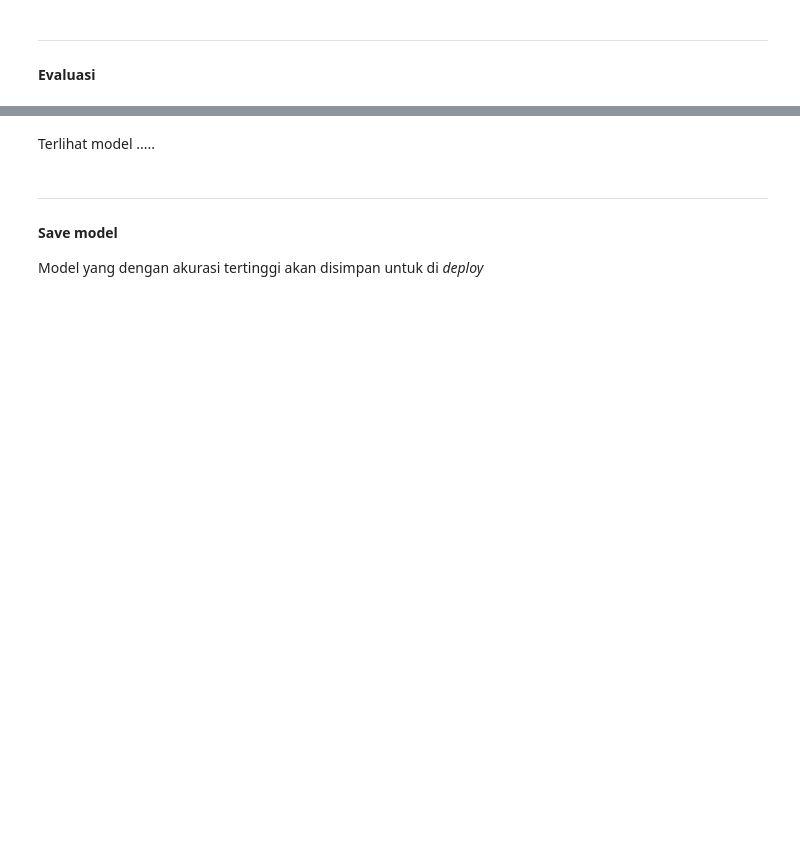
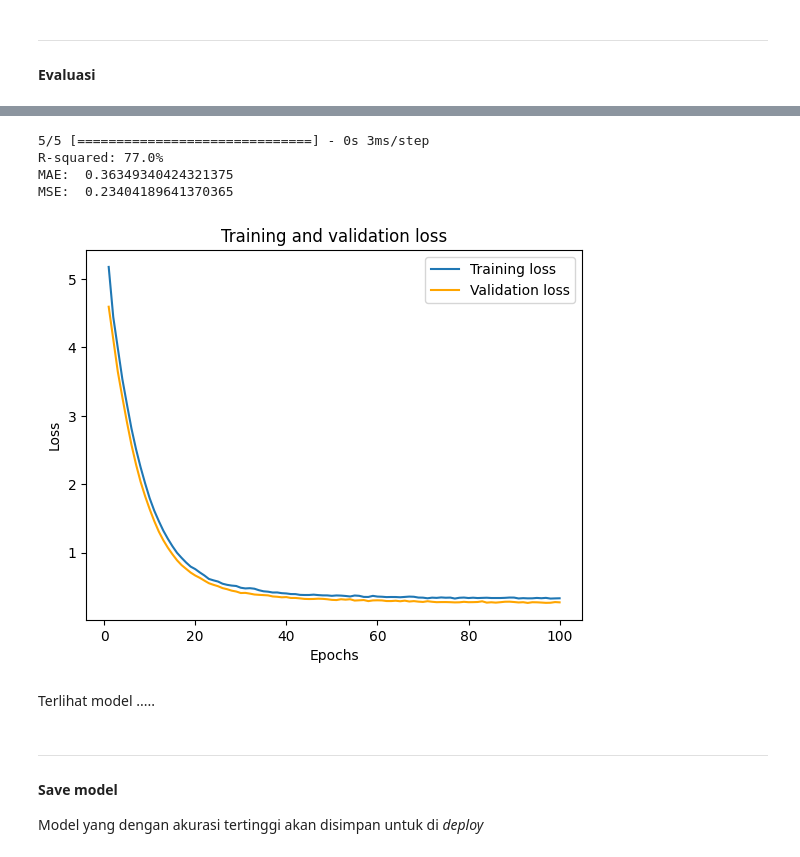
Before and after one commit to daff00/used-motorcycle-price-prediction, a Jupyter notebook: project.ipynb, the cells around one changed output, grey strips where cells are left out. Drawn from its saved outputs; the diff is of its cells as text; code cells hidden in the pictures; blank space fills up the shorter version.

```diff
--- a/project.ipynb
+++ b/project.ipynb
@@ -658,6 +659,5 @@ tuner = kt.RandomSearch(build_model,
 # %%
-stop_early = tf.keras.callbacks.EarlyStopping(monitor='val_loss',
-                                              patience=10)
+stop_early = EarlyStopping(monitor='val_loss', patience=10)
 # %%
 tuner.search(X_train, y_train,
              epochs=100, batch_size=256,
@@ -694,2 +688,12 @@ Score: 0.5077572703361511
 # %% [markdown]
 Finalisasi Model
+# %%
+model3 = Sequential()
+model3.add(Dense(160, input_shape=(X_train.shape[1],), activation='relu'))
+model3.add(Dropout(0.2))
+model3.add(Dense(256, activation='relu', kernel_regularizer=regularizers.l2(0.01)))
+model3.add(Dropout(0.2))
+model3.add(Dense(256, activation='relu', kernel_regularizer=regularizers.l2(0.01)))
+model3.add(Dropout(0.4))
+model3.add(Dense(1, activation='linear'))
+model3.compile(optimizer='adam', loss='mean_squared_error', metrics=['mean_absolute_error'])
@@ -695,0 +720,5 @@ Finalisasi Model
+# %%
+history2 = model3.fit(X_train, y_train,
+             epochs=100, batch_size=256,
+             validation_data=(X_test, y_test),
+             callbacks=[stop_early])
@@ -699,3 +752,28 @@ Finalisasi Model
+# %%
+y_pred3 = model3.predict(X_test)
+print(f"R-squared: {np.round(r2_score(y_test, y_pred3),2)*100}%")
+print("MAE: ", mean_absolute_error(y_test, y_pred3))
+print("MSE: ", mean_squared_error(y_test, y_pred3))
+# %% [output]
+5/5 [==============================] - 0s 3ms/step
+R-squared: 77.0%
+MAE:  0.36349340424321375
+MSE:  0.23404189641370365
+# %%
+# let's see the training and validation accuracy by epoch
+history_dict = history2.history
+loss_values = history_dict['loss'] # you can change this
+val_loss_values = history_dict['val_loss'] # you can also change this
+epochs = range(1, len(loss_values) + 1) # range of X (no. of epochs)
+plt.plot(epochs, loss_values, label='Training loss')
+plt.plot(epochs, val_loss_values, 'orange', label='Validation loss')
+plt.title('Training and validation loss')
+plt.xlabel('Epochs')
+plt.ylabel('Loss')
+plt.legend()
+plt.show()
+# %% [output]
+[figure, added]
 # %% [markdown]
 Terlihat model .....
 # %% [markdown]
```
Also changed, not shown: parts of 21 cells of this notebook, 57 other files.
